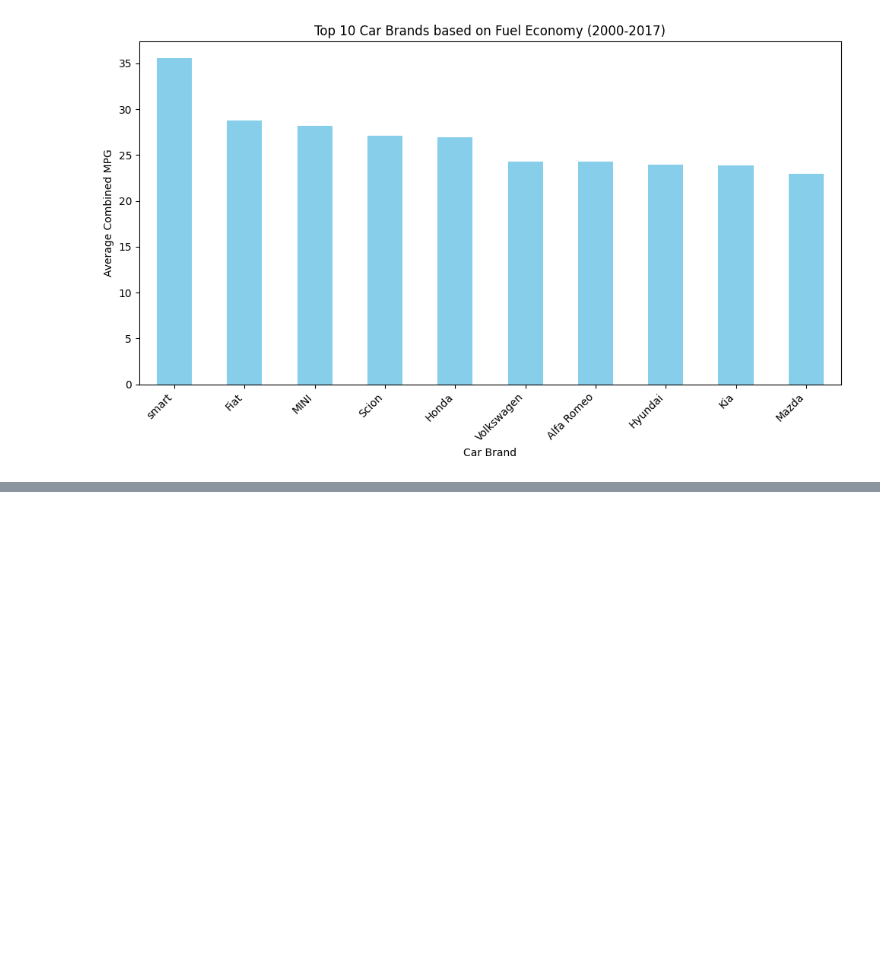
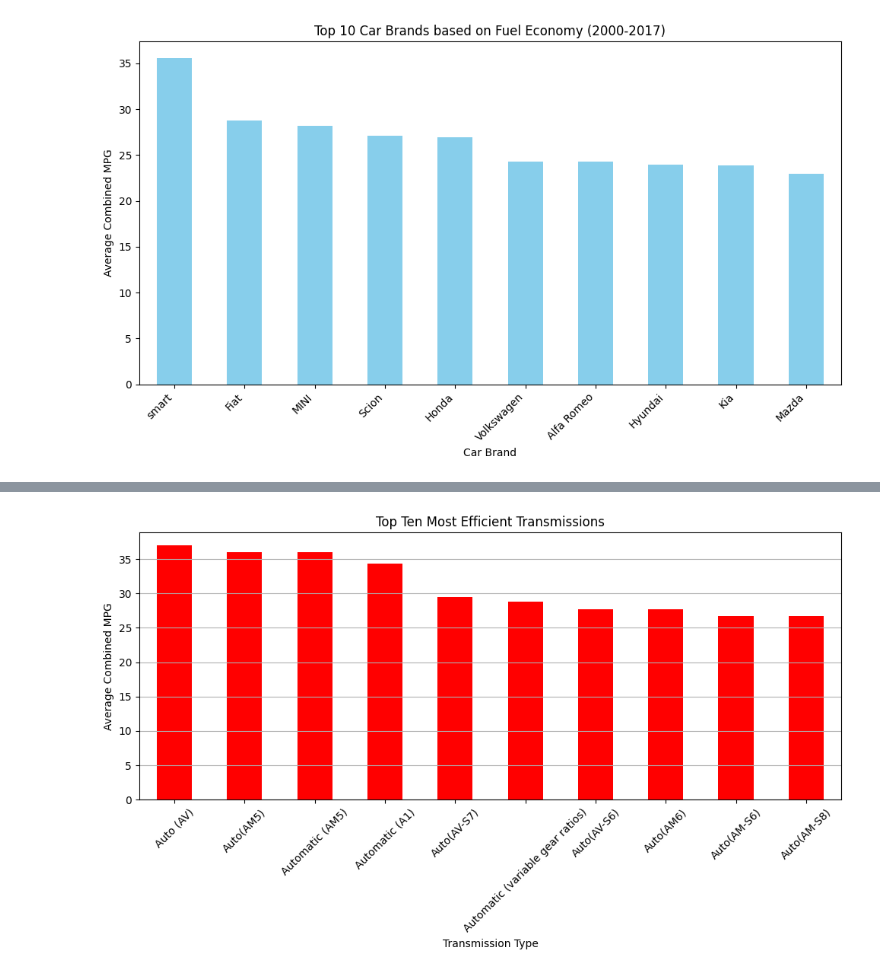
Before and after one commit to HamedRashwan/Fuel_Veciles, a Jupyter notebook: notebooks/Analysis.ipynb, the cells around one changed output, grey strips where cells are left out. Cells and saved outputs as stored; diff of their text form; code cells hidden in the pictures; blank space fills up the shorter version.

```diff
--- a/notebooks/Analysis.ipynb
+++ b/notebooks/Analysis.ipynb
@@ -155,0 +206,20 @@ plt.show()
+# %%
+transmission_data = df[['transmission', 'combined_mpg_ft1']]
+
+# Group data by transmission type and calculate the average Combined_MPG
+avg_mpg_by_transmission = transmission_data.groupby('transmission')['combined_mpg_ft1'].mean().sort_values(ascending=False)
+
+# Select the top ten most efficient transmissions
+top_ten_transmissions = avg_mpg_by_transmission.head(10)
+# Plot the average fuel economy for the top ten most efficient transmission types
+plt.figure(figsize=(10, 6))
+top_ten_transmissions.plot(kind='bar', color='red')
+plt.title('Top Ten Most Efficient Transmissions')
+plt.xlabel('Transmission Type')
+plt.ylabel('Average Combined MPG')
+plt.xticks(rotation=45)
+plt.grid(axis='y')
+plt.tight_layout()
+plt.show()
+# %% [output]
+[figure, added]
```
Also changed, not shown: parts of 4 cells of this notebook.
